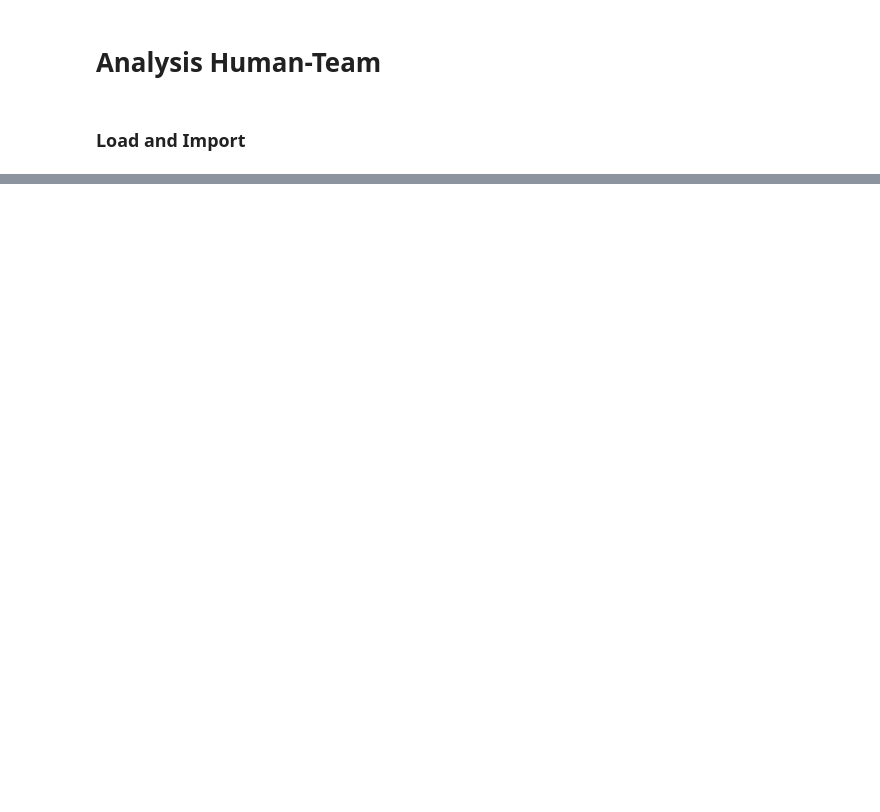
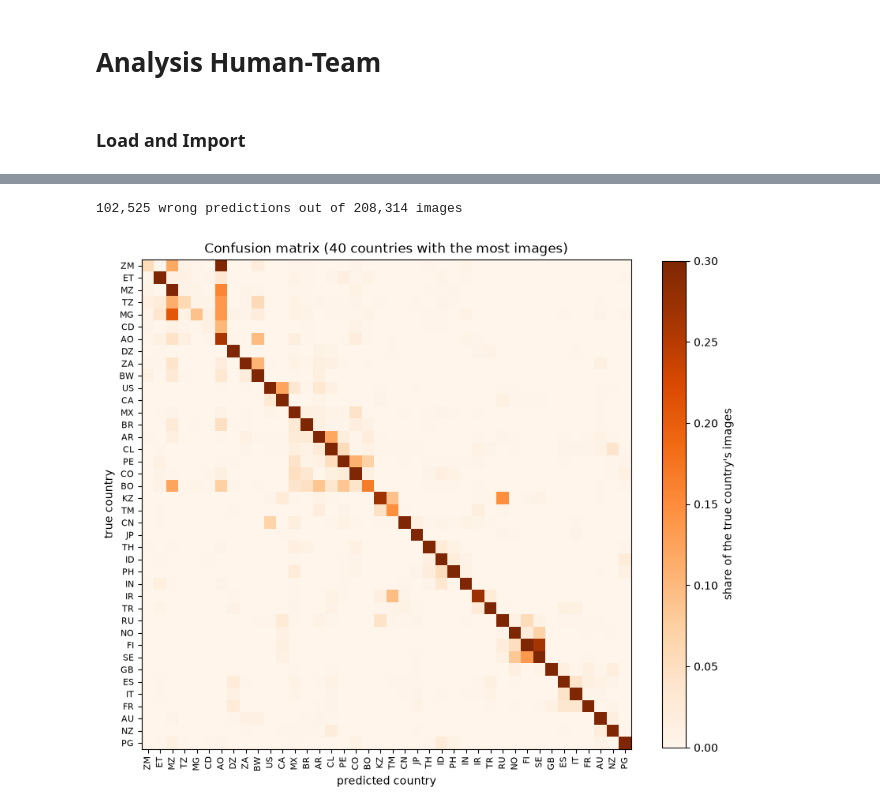
Before and after one commit to mhammer3366/ai_and_visualisation_OpenSI, a Jupyter notebook: notebooks/phase1_Human.ipynb, the cells around one changed output, grey strips where cells are left out. Drawn from its saved outputs; the diff is of its cells as text; code cells hidden in the pictures; blank space fills up the shorter version.

```diff
--- a/notebooks/phase1_Human.ipynb
+++ b/notebooks/phase1_Human.ipynb
@@ -62,0 +88,26 @@ print(f"{len(preds):,} predictions | {len(pilot_ids):,} pilot images | model: {i
+# %%
+# Confused pairs: images from country A get predicted as country B.
+countries = mapper.table                      # country info from country_aliases.csv
+usable = preds[preds["representable"]]        # only images where the true country is in the candidate list
+errors = usable[~usable["correct"]]
+print(f"{len(errors):,} wrong predictions out of {len(usable):,} images")
+
+# confusion matrix for the 40 countries with the most images, sorted by region
+# rows are normalized over all candidates, not just the 40 shown
+top = usable["country_id"].value_counts().head(40).index
+top = countries.loc[top].sort_values(["world_region", "world_subregion"]).index
+matrix = pd.crosstab(usable["country_id"], usable["pred_1"], normalize="index")
+matrix = matrix.reindex(index=top, columns=top, fill_value=0)
+
+plt.figure(figsize=(10, 10))
+plt.imshow(matrix, cmap="Oranges", vmax=0.3)    # cap at 0.3, otherwise you only see the diagonal
+plt.colorbar(label="share of the true country's images", shrink=0.8)
+plt.xticks(range(len(top)), top, rotation=90, fontsize=8)
+plt.yticks(range(len(top)), top, fontsize=8)
+plt.xlabel("predicted country")
+plt.ylabel("true country")
+plt.title("Confusion matrix (40 countries with the most images)")
+plt.show()
+# %% [output]
+102,525 wrong predictions out of 208,314 images
+[figure, added]
```
Also changed, not shown: parts of 14 cells of this notebook, 1 other file.
